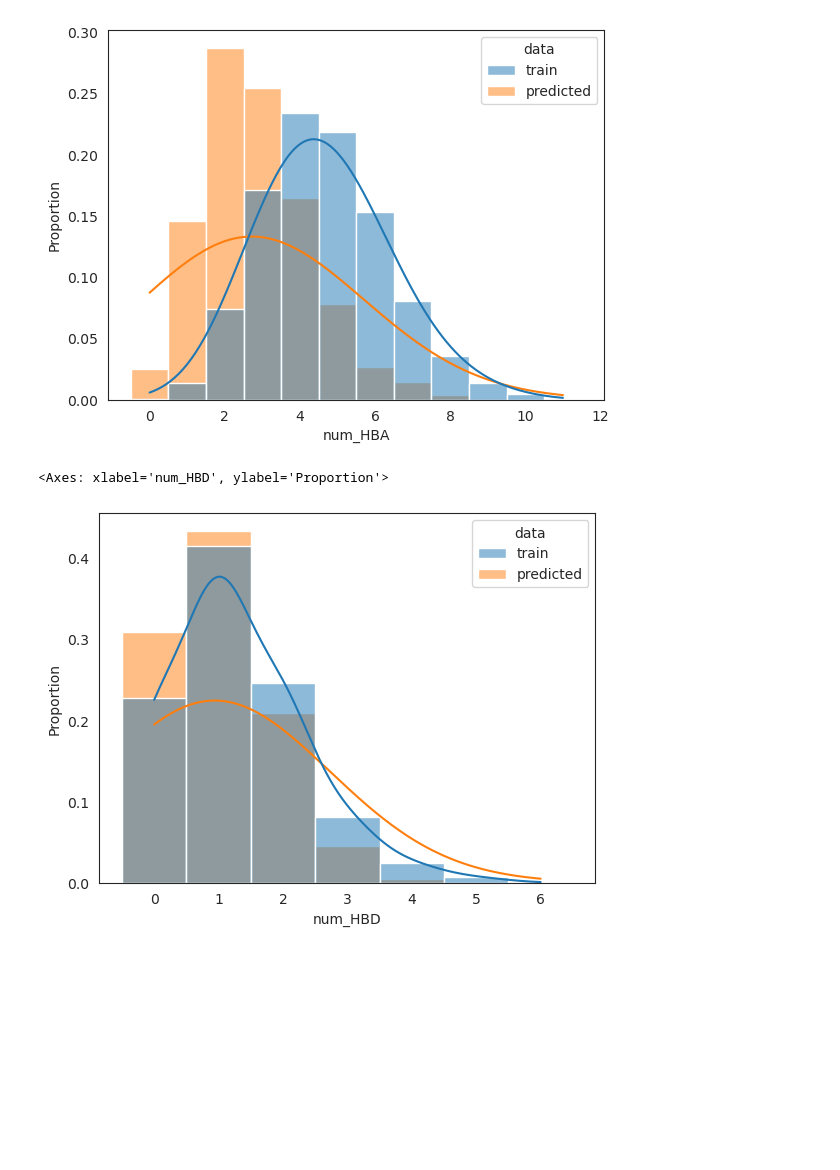
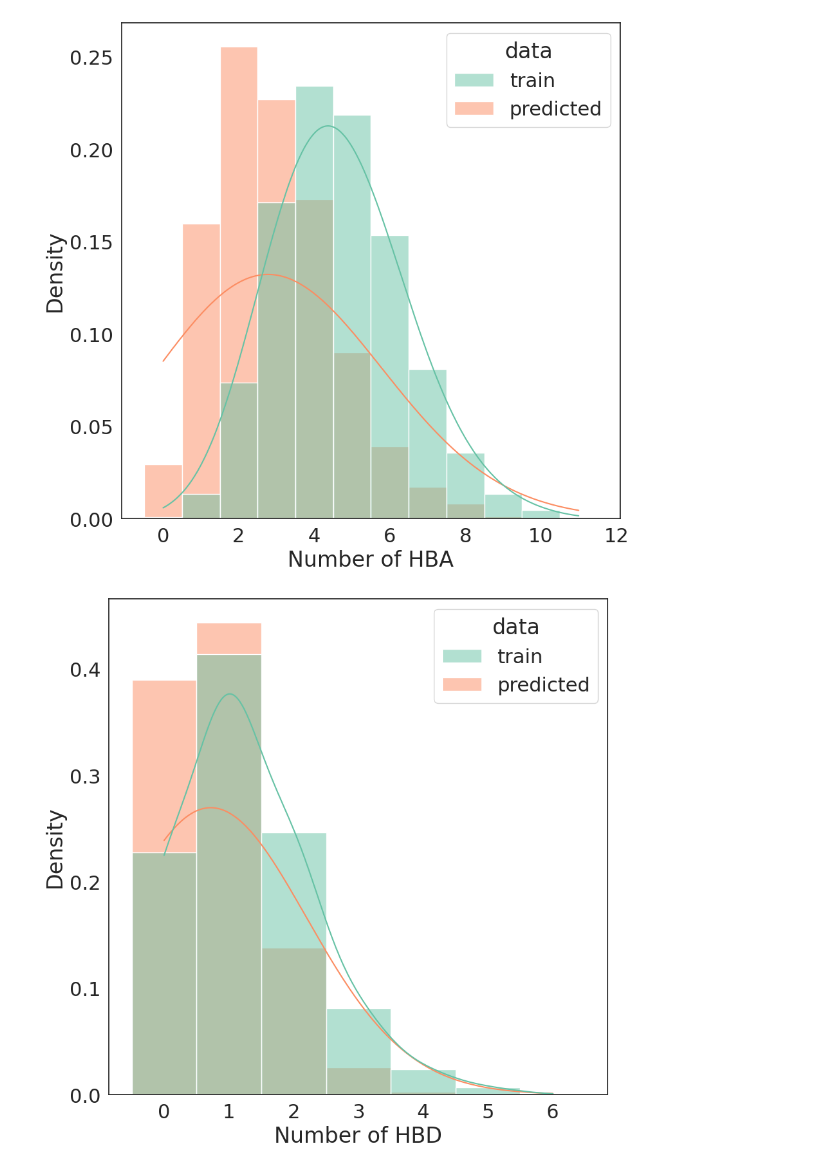
Before and after one commit to asiomchen/mldd23_project1, a Jupyter notebook: data_analysis.ipynb, the cells around one changed output. Saved outputs shown, nothing was run; the diff lists cells and outputs as text; code cells hidden in the pictures; blank space fills up the shorter version.

```diff
--- a/data_analysis.ipynb
+++ b/data_analysis.ipynb
@@ -3,11 +3,10 @@ import pandas as pd
 import seaborn as sns
 import rdkit.Chem as Chem
 from rdkit.Chem.rdMolDescriptors import CalcFractionCSP3
-
-sns.set_style('white')
+import matplotlib.pyplot as plt
 # %%
 path_train = 'data/big_dataset_train_props.parquet'
-path_pred = 'results/SVC_sonic_3-29-20/preds_20230927-113519/predictions.csv'
+path_pred = 'results/SVC_tola_150_15-40-59/preds_20230927-142450/predictions.csv'
 # %%
 df0 = pd.read_parquet(path_train)
 df0['data'] = 'train'
@@ -28,17 +30,21 @@ df.head()
 # %%
 #df['num_HBA'] = df['mol'].apply(Chem.rdMolDescriptors.CalcNumHBA)
-sns.set_style('white')
-fig = sns.histplot(df, x='num_HBA', binwidth=1, stat='proportion',
+sns.set(font_scale=2, style='white', rc={'figure.figsize':(10, 10)})
+
+fig = sns.histplot(df, x='num_HBA', binwidth=1, stat='density', palette='Set2',
              kde=True, kde_kws={'bw_adjust': 8}, hue='data', common_norm=False, discrete=True)
+fig.set(xlabel='Number of HBA')
+plt.savefig(f"plots/train_vs_{fp_type}_HBA.svg", format='svg')
 # %% [output]
-[figure, old version]
+[figure, new version]
 # %%
 #df['num_HBD'] = df['mol'].apply(Chem.rdMolDescriptors.CalcNumHBD)
-sns.set_style('white')
-sns.histplot(df, x='num_HBD', binwidth=1, stat='proportion',
+sns.set(font_scale=2, style='white', rc={'figure.figsize':(10, 10)})
+fig = sns.histplot(df, x='num_HBD', binwidth=1, stat='density', palette='Set2',
             kde=True, kde_kws={'bw_adjust': 8}, hue='data', common_norm=False, discrete=True)
+fig.set(xlabel='Number of HBD')
+plt.savefig(f"plots/train_vs_{fp_type}_HBD.svg", format='svg')
 # %% [output]
-<Axes: xlabel='num_HBD', ylabel='Proportion'>
-[figure, old version]
+[figure, new version]
 # %%
 #df['logP'] = df['mol'].apply(Chem.Crippen.MolLogP)
```
Also changed, not shown: parts of 6 cells of this notebook, 23 other files.
